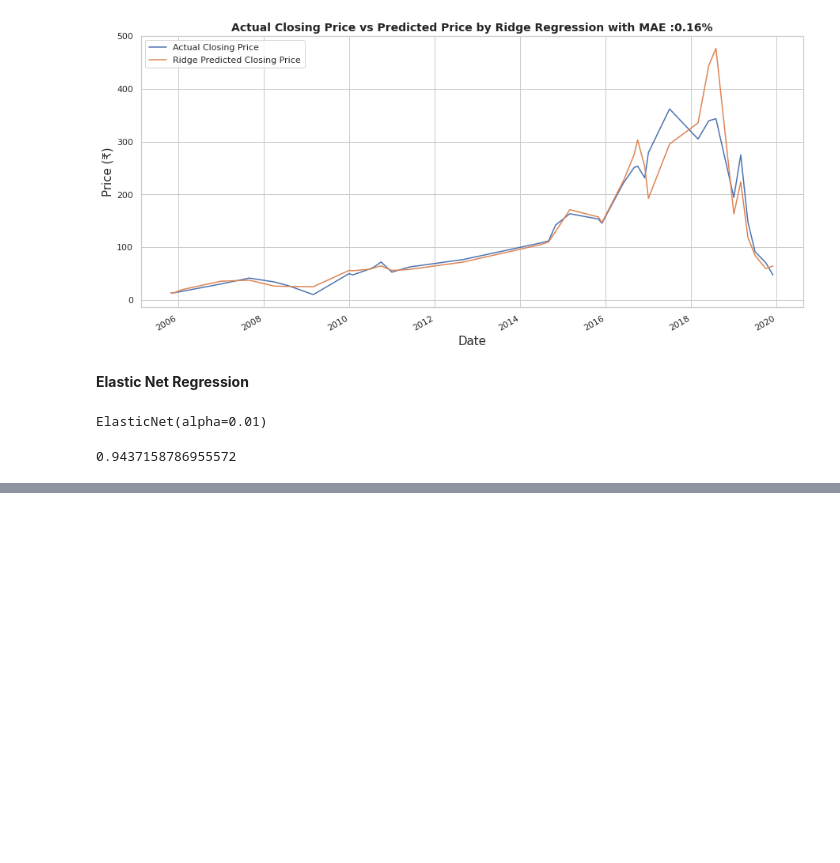
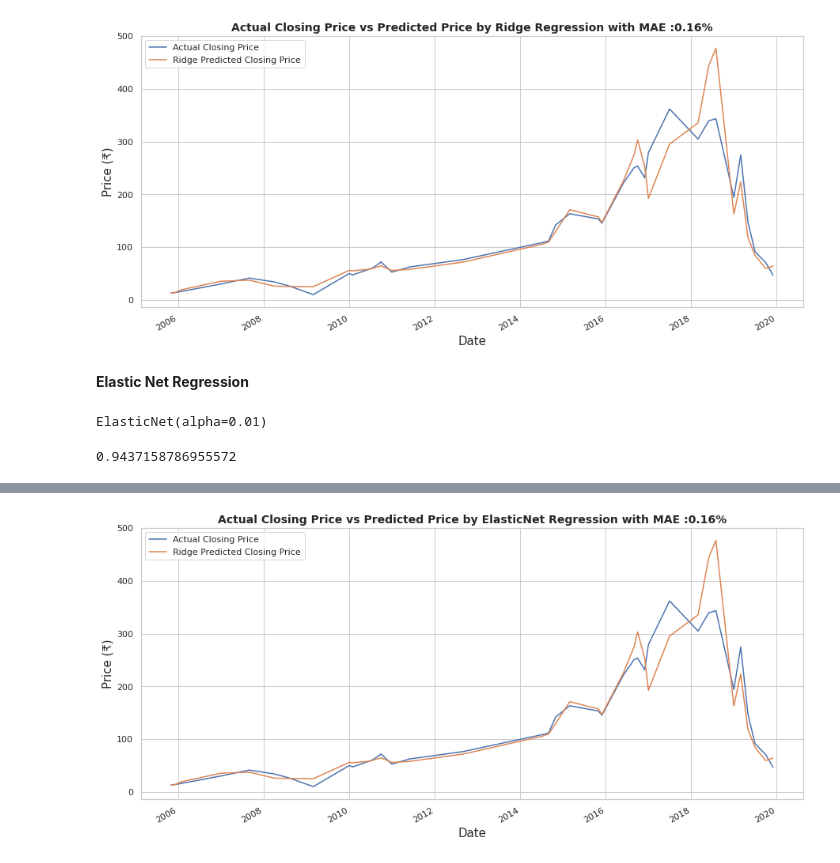
Before and after one commit to sunanda-debnath/Yes-Bank-Stock-Predication, a Jupyter notebook: Yes__Bank__Stock_Predication.ipynb, the cells around one changed output, grey strips where cells are left out. Drawn from its saved outputs; the diff is of its cells as text; code cells hidden in the pictures; blank space fills up the shorter version.

```diff
--- a/Yes__Bank__Stock_Predication.ipynb
+++ b/Yes__Bank__Stock_Predication.ipynb
@@ -625,0 +640,6 @@ elasticnet_reg.score(X_train, y_train)
+# %%
+#ElasticNet Hyperparameter tuning
+elastic = ElasticNet()
+parameters = {'alpha': [1e-15,1e-13,1e-10,1e-8,1e-5,1e-4,1e-3,1e-2,1e-1,1,5,10,40,45,50],'l1_ratio':[0.3,0.4,0.5,0.6,0.7,0.8]}
+elastic_regressor = GridSearchCV(elastic, parameters, scoring='neg_mean_squared_error',cv=5)
+elastic_regressor.fit(X_train, y_train)
@@ -625,0 +659,2 @@ elasticnet_reg.score(X_train, y_train)
+# %%
+y_pred_elastic= elastic_regressor.predict(X_test)
@@ -625,0 +684,10 @@ elasticnet_reg.score(X_train, y_train)
+# %%
+#Graph between Actual Close price and ElastictNet Regression Predicted Price
+ridge_df.plot(figsize = (15,7))
+plt.xlabel('Date',fontsize = 15)
+plt.ylabel('Price (₹)',fontsize = 15)
+plt.title('Actual Closing Price vs Predicted Price by ElasticNet Regression with MAE :{:.2f}%'.format(MAE(10**y_test,10**y_pred_elastic)),fontweight = 'bold',fontsize = 14)
+plt.legend()
+plt.show()
+# %% [output]
+[figure, added]
```
Also changed, not shown: parts of 9 cells of this notebook.
